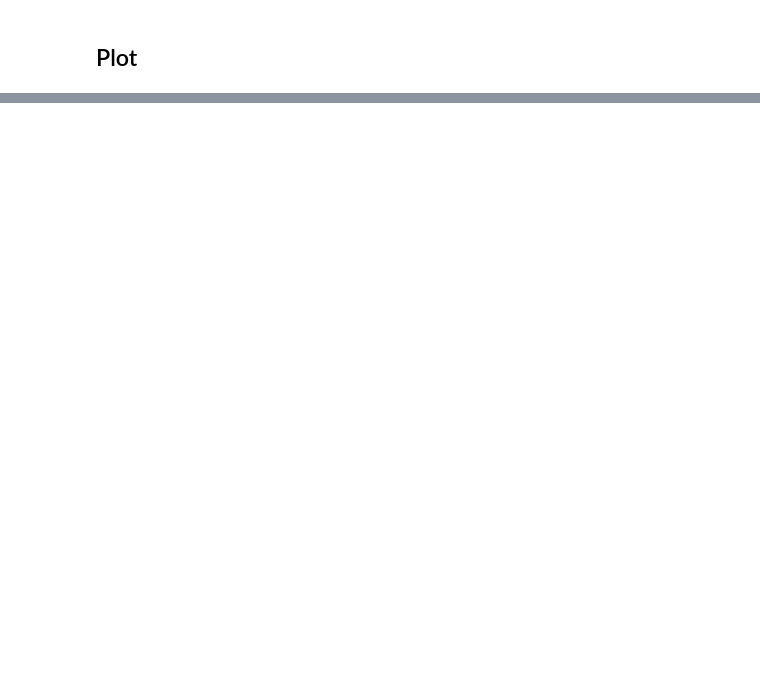
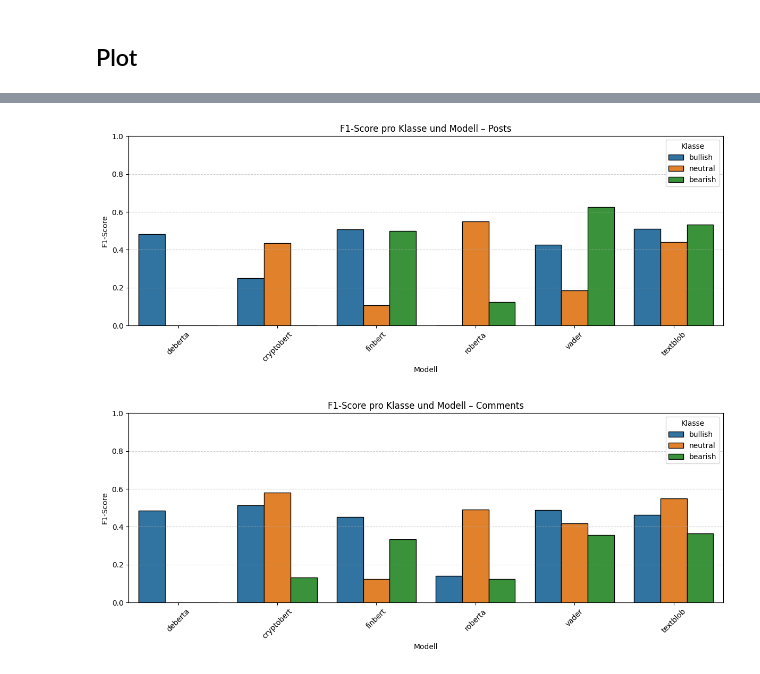
Before and after one commit to Reimser/data_mining_studienarbeit, a Jupyter notebook: notebooks/modeling/alle_nlp_modelle.ipynb, the cells around one changed output, grey strips where cells are left out. Drawn from its saved outputs; the diff is of its cells as text; code cells hidden in the pictures; blank space fills up the shorter version.

Commit message:
notebooks
alle modelle zusammen in einem block und zei modelle ausgesucht
elkulako laeuft durch aber gerne noch augmentation
finbert noch aufsetzen

```diff
--- a/notebooks/modeling/alle_nlp_modelle.ipynb
+++ b/notebooks/modeling/alle_nlp_modelle.ipynb
@@ -187 +86,4 @@ CryptoBERT (ElKulako) — Accuracy: 0.4129, F1: 0.3934
+# %%
+train_posts, val_posts, test_posts = stratified_split(df_all_posts)
+train_comments, val_comments, test_comments = stratified_split(df_all_comments)
 # %% [markdown]
@@ -331,0 +91,13 @@ weighted avg       0.23      0.29      0.25       264
+# %%
+# Modelle definieren
+HF_MODELS = {
+    "deberta": "microsoft/deberta-v3-base",
+    "cryptobert": "ElKulako/cryptobert",
+    "finbert": "yiyanghkust/finbert-tone",
+    "roberta": "cardiffnlp/twitter-roberta-base-sentiment"
+}
+
+CLASSIC_MODELS = {
+    "vader": SentimentIntensityAnalyzer(),
+    "textblob": "textblob"
+}
@@ -367,0 +250,46 @@ plot_results(plot_results_data)
+# %%
+import pandas as pd
+import matplotlib.pyplot as plt
+import seaborn as sns
+
+# In DataFrames umwandeln
+df_posts = pd.DataFrame(f1_posts).T.reset_index().rename(columns={"index": "model"})
+df_comments = pd.DataFrame(f1_comments).T.reset_index().rename(columns={"index": "model"})
+
+# Melt für Plots – nur über die Klassen (nicht über "type" oder sonstiges)
+df_posts_melted = df_posts.melt(id_vars=["model"],
+                                value_vars=["bullish", "neutral", "bearish"],
+                                var_name="class", value_name="f1_score")
+
+df_comments_melted = df_comments.melt(id_vars=["model"],
+                                      value_vars=["bullish", "neutral", "bearish"],
+                                      var_name="class", value_name="f1_score")
+
+# Plot: POSTS
+plt.figure(figsize=(12, 5))
+sns.barplot(data=df_posts_melted, x="model", y="f1_score", hue="class", edgecolor="black")
+plt.title("F1-Score pro Klasse und Modell – Posts")
+plt.ylabel("F1-Score")
+plt.xlabel("Modell")
+plt.ylim(0, 1)
+plt.grid(axis="y", linestyle="--", alpha=0.6)
+plt.legend(title="Klasse")
+plt.xticks(rotation=45)
+plt.tight_layout()
+plt.show()
+
+# Plot: COMMENTS
+plt.figure(figsize=(12, 5))
+sns.barplot(data=df_comments_melted, x="model", y="f1_score", hue="class", edgecolor="black")
+plt.title("F1-Score pro Klasse und Modell – Comments")
+plt.ylabel("F1-Score")
+plt.xlabel("Modell")
+plt.ylim(0, 1)
+plt.grid(axis="y", linestyle="--", alpha=0.6)
+plt.legend(title="Klasse")
+plt.xticks(rotation=45)
+plt.tight_layout()
+plt.show()
+# %% [output]
+[figure, added]
+[figure, added]
```
Also changed, not shown: parts of 26 cells of this notebook, 2 other files.
